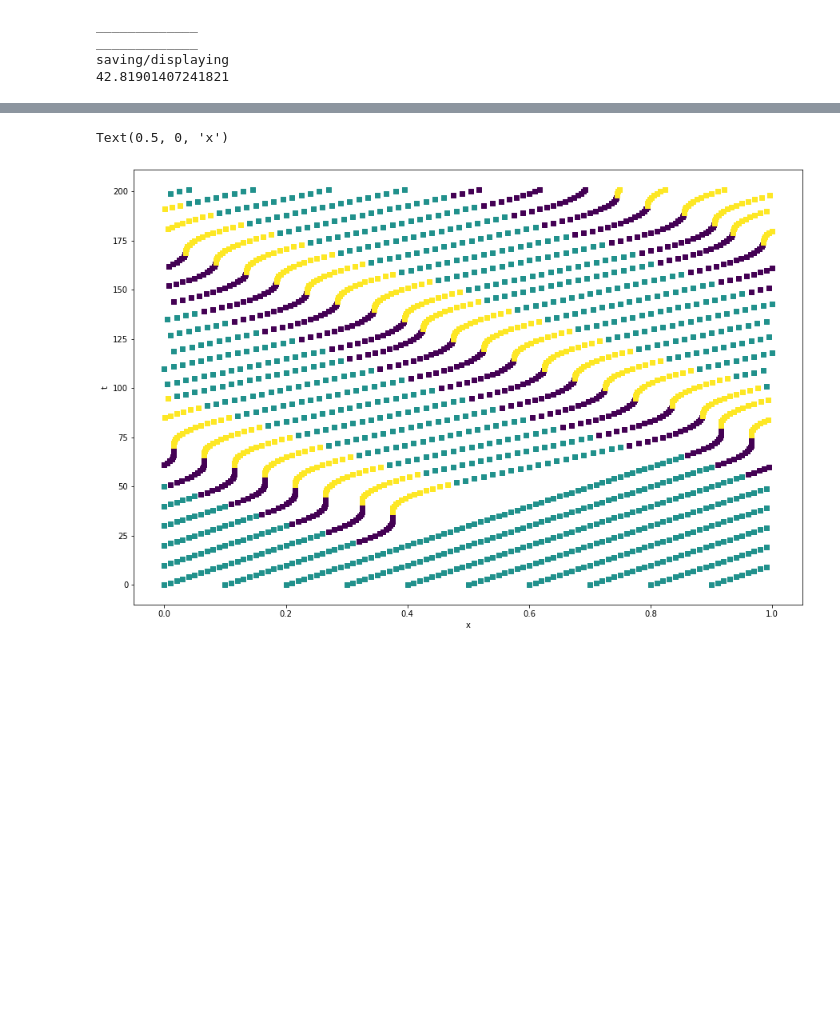
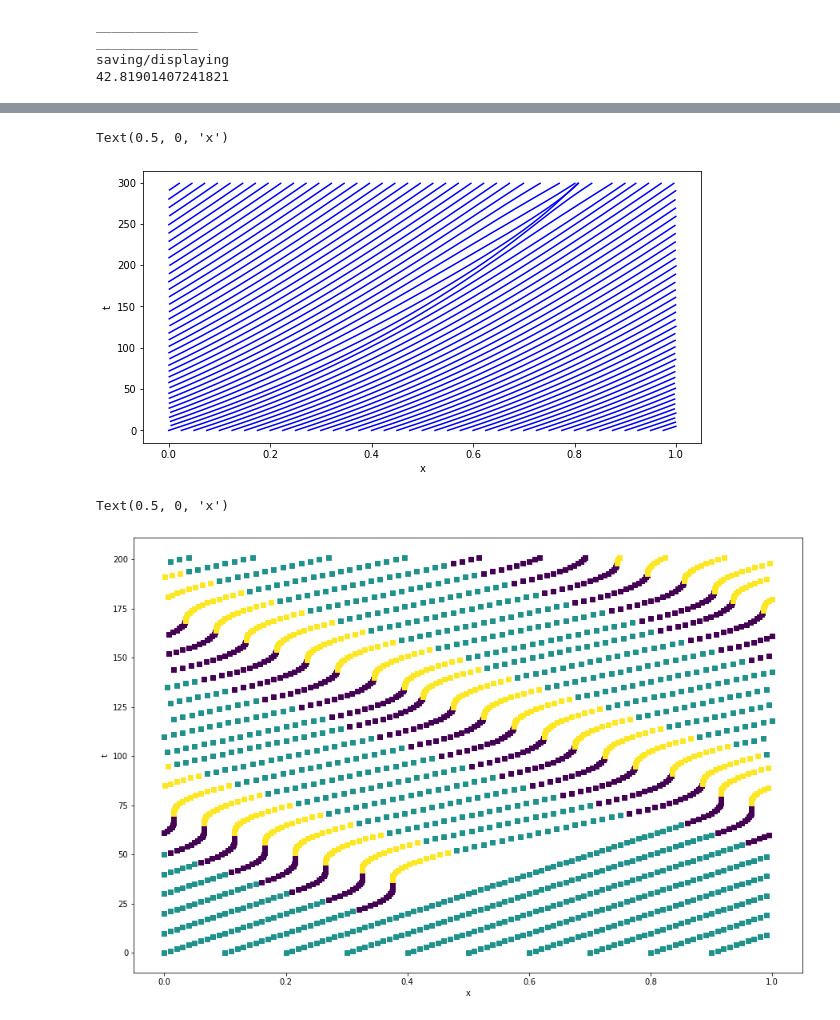
Before and after one commit to malcolmmaas/traffic, a Jupyter notebook: model.ipynb, the cells around one changed output, grey strips where cells are left out. Cells and saved outputs as stored; diff of their text form; code cells hidden in the pictures; blank space fills up the shorter version.

```diff
--- a/model.ipynb
+++ b/model.ipynb
@@ -23,7 +23,7 @@ n = 10
 cars = []
 for i in range(n):
     cars.append({
-        'v': 0.01,
+        'v': 0.02,
 #         'd': 1/n,
         'x': i/n,
 #         'b': 0,
@@ -87,6 +87,6 @@ def animate(i):
 
 # animate(1)
 
-ani = FuncAnimation(fig, animate, frames=200, interval=30)
+ani = FuncAnimation(fig, animate, frames=300, interval=30)
 ani
 # %% [output]
@@ -452,3 +330,30 @@ Text(0.5, 0, 'x')
+# %%
+plot_x = []
+plot_y = []
+trajectories = []
+for i in range(5*n):
+    trajectories.append([[],[],[]])
+for t,t_x in enumerate(time_series):
+    for i,car in enumerate(t_x):
+        new_i = i + n*math.floor(car['x'])
+        trajectories[new_i][0].append(car['x']%1)
+        trajectories[new_i][1].append(t)
+        trajectories[new_i][2].append(car['b'])
+
+for traj in trajectories:
+    plt.plot(traj[0], traj[1],
+             c='b'
+            )
+# print(trajectories[1])
+# plt.plot(trajectories[0][0], trajectories[0][1])
+
+plt.rcParams['figure.figsize'] = (15,10)
+# plt.scatter(plot_x, plot_y, marker='s')
+plt.ylabel('t')
+plt.xlabel('x')
+# %% [output]
+Text(0.5, 0, 'x')
+[figure, added]
 # %%
 plot_x = []
 plot_y = []
```
Also changed, not shown: parts of 11 cells of this notebook.
